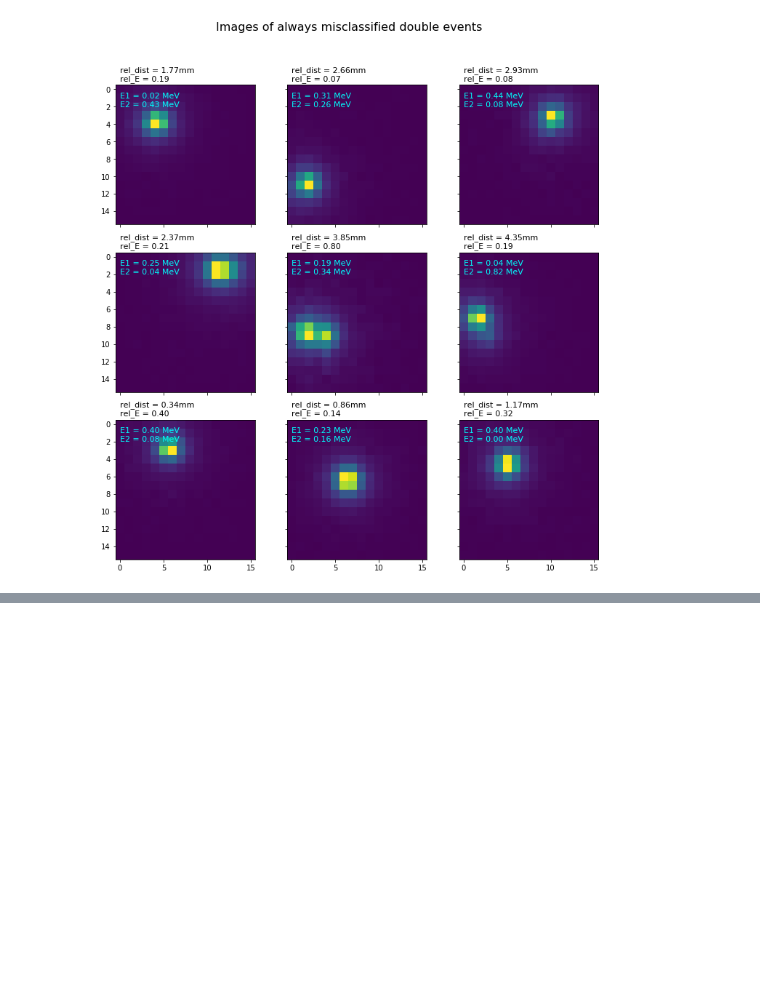
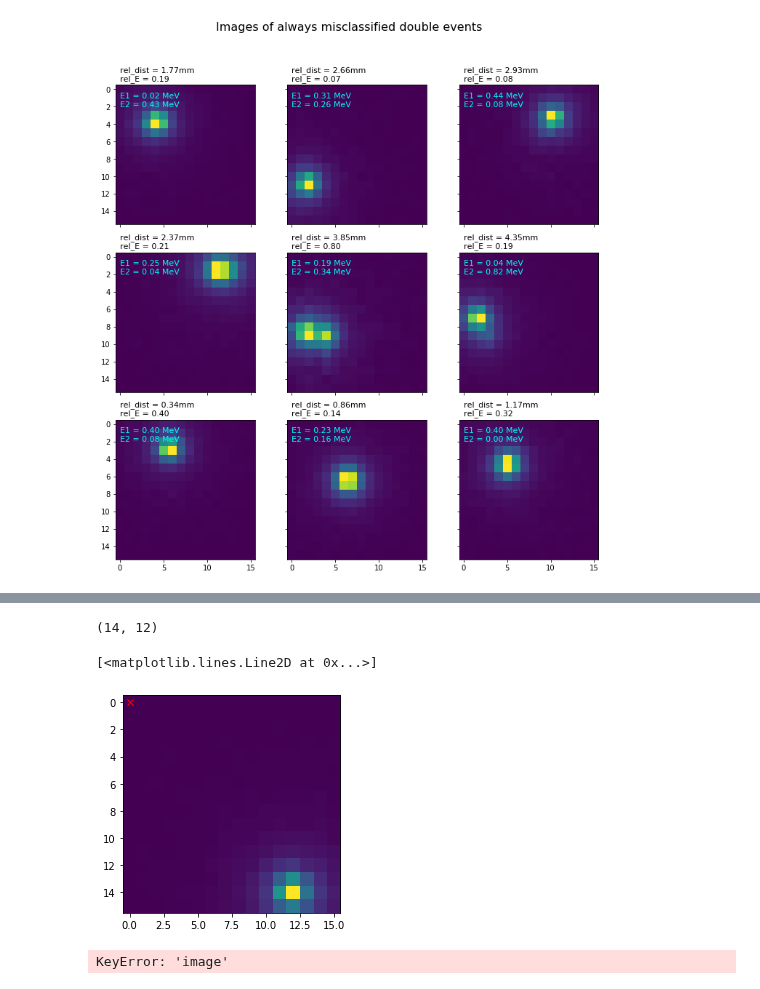
Before and after one commit to geirtul/master_analysis, a Jupyter notebook: notebooks/classification/plotting.ipynb, the cells around one changed output, grey strips where cells are left out. Saved outputs shown, nothing was run; the diff lists cells and outputs as text; code cells hidden in the pictures; blank space fills up the shorter version.

```diff
--- a/notebooks/classification/plotting.ipynb
+++ b/notebooks/classification/plotting.ipynb
@@ -419,0 +446,27 @@ plt.show()
+# %%
+imgs = images[single_indices].reshape(images[single_indices].shape[0],16,16)
+
+# get index of highest energy pixel
+print(np.unravel_index(np.argmax(imgs[0], axis=None), imgs[0].shape))
+fix, ax = plt.subplots()
+ax.imshow(imgs[0])
+ax.plot(0,0, 'rx')
+# %% [output]
+(14, 12)
+[<matplotlib.lines.Line2D at 0x...>]
+[figure, added]
+# %%
+config = {
+    "DATA_PATH": "../../data/real/anodedata.txt",
+    "MODEL_PATH": "../../data/output/models/",
+    "CLASSIFIER": "Project-0.97.hdf5",
+    "SINGLE_ENERGY_MODEL": "single_energy_model_name.hdf5",
+    "SINGLE_POSITION_MODEL": "single_position_model_name.hdf5",
+    "DOUBLE_ENERGY_MODEL": "double_energy_model_name.hdf5",
+    "DOUBLE_POSITION_MODEL": "double_position_model_name.hdf5"
+}
+
+data = import_real_data(config)
+print(data['image'].type)
+# %% [output]
+KeyError: 'image'
```
Also changed, not shown: parts of 9 cells of this notebook, 5 other files.
